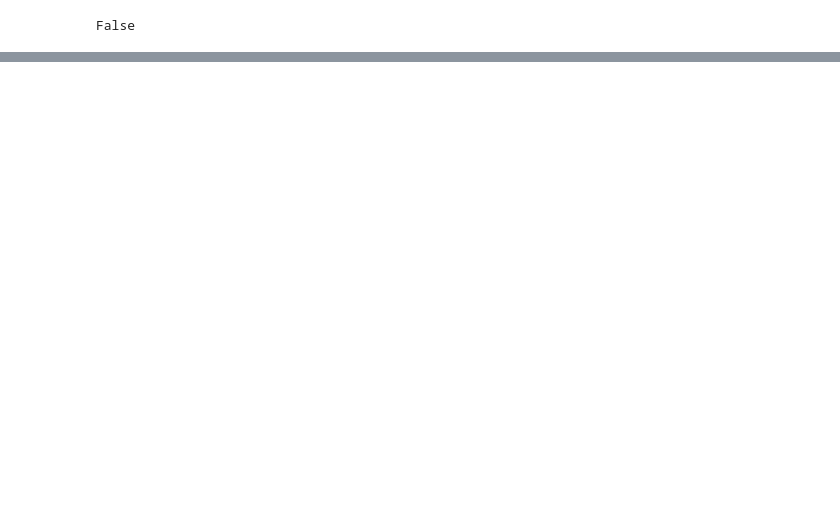
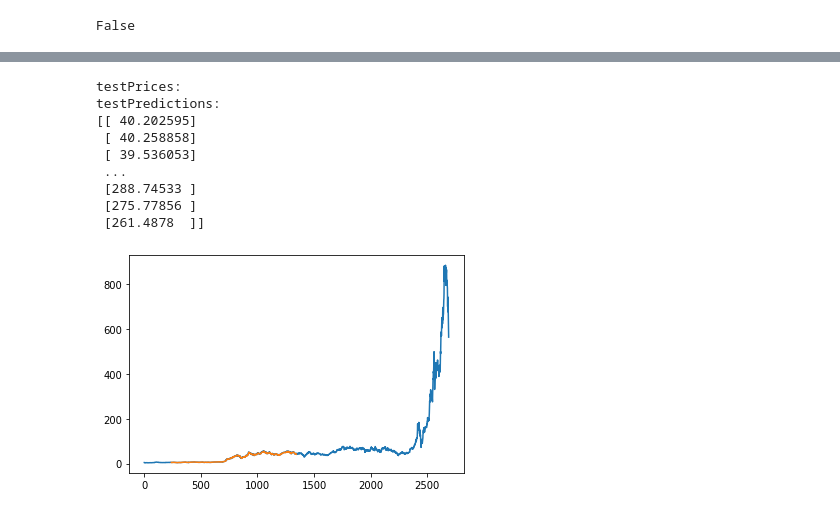
Before and after one commit to arkaprava-arcdiff/ml-sagemaker, a Jupyter notebook: lstm_tutorial_3.ipynb, the cells around one changed output, grey strips where cells are left out. Drawn from its saved outputs; the diff is of its cells as text; code cells hidden in the pictures; blank space fills up the shorter version.

```diff
--- a/lstm_tutorial_3.ipynb
+++ b/lstm_tutorial_3.ipynb
@@ -125,22 +162,33 @@ print('Test Score: %.2f RMSE' % (testScore))
 # %%
 # shift train predictions for plotting
 trainPredictPlot = np.empty_like(dataset)
 trainPredictPlot[:, :] = np.nan
 trainPredictPlot[look_back:len(trainPredict)+look_back, :] = trainPredict
 
 # shift test predictions for plotting
 testPredictPlot = np.empty_like(dataset)
 testPredictPlot[:, :] = np.nan
 testPredictPlot[len(trainPredict)+(look_back*2)+1:len(dataset)-1, :] = testPredict
 
 # plot baseline and predictions
 plt.plot(scaler.inverse_transform(dataset))
 plt.plot(trainPredictPlot)
 print('testPrices:')
-testPrices=scaler.inverse_transform(dataset[test_size+look_back+1:])
+testPrices=scaler.inverse_transform(dataset[test_size+look_back:])
 
 print('testPredictions:')
 print(testPredict)
+# %% [output]
+testPrices:
+testPredictions:
+[[ 40.202595]
+ [ 40.258858]
+ [ 39.536053]
+ ...
+ [288.74533 ]
+ [275.77856 ]
+ [261.4878  ]]
+[figure, added]
 # %%
 print(len(dataset))
 print(test_size + look_back)
```
Also changed, not shown: parts of 9 cells of this notebook, 4 other files.
